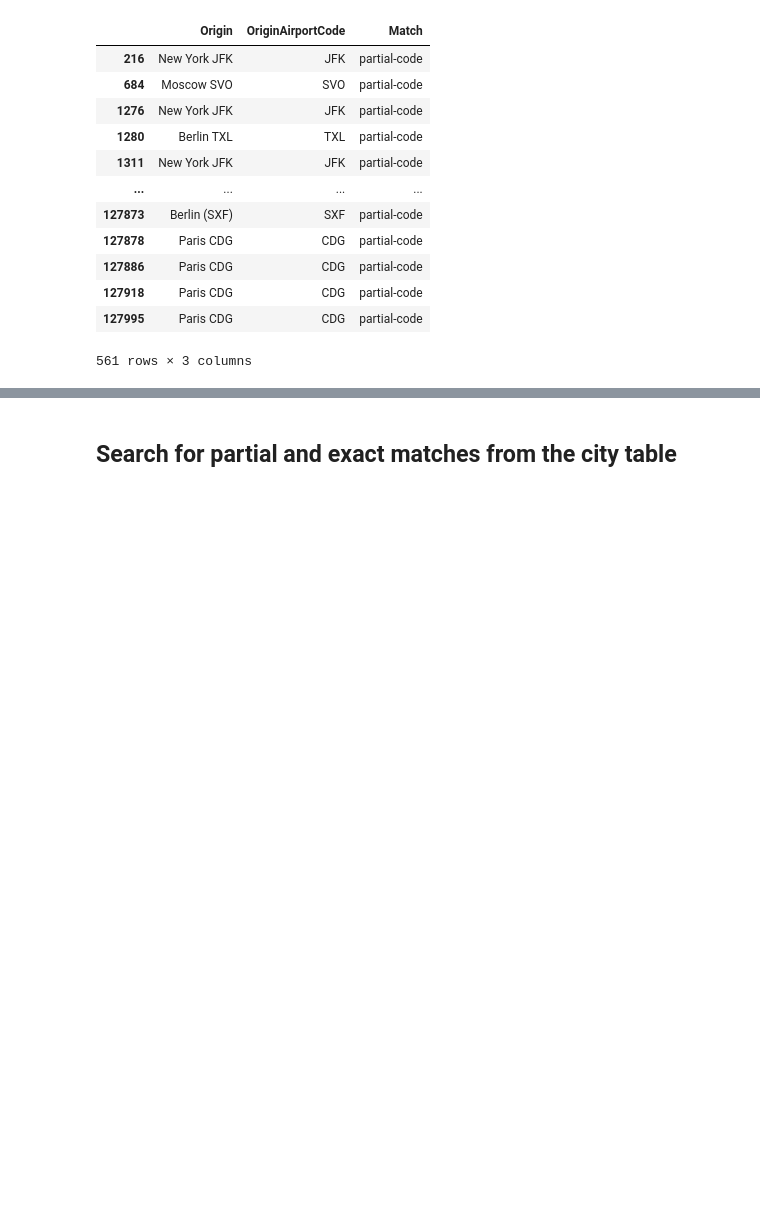
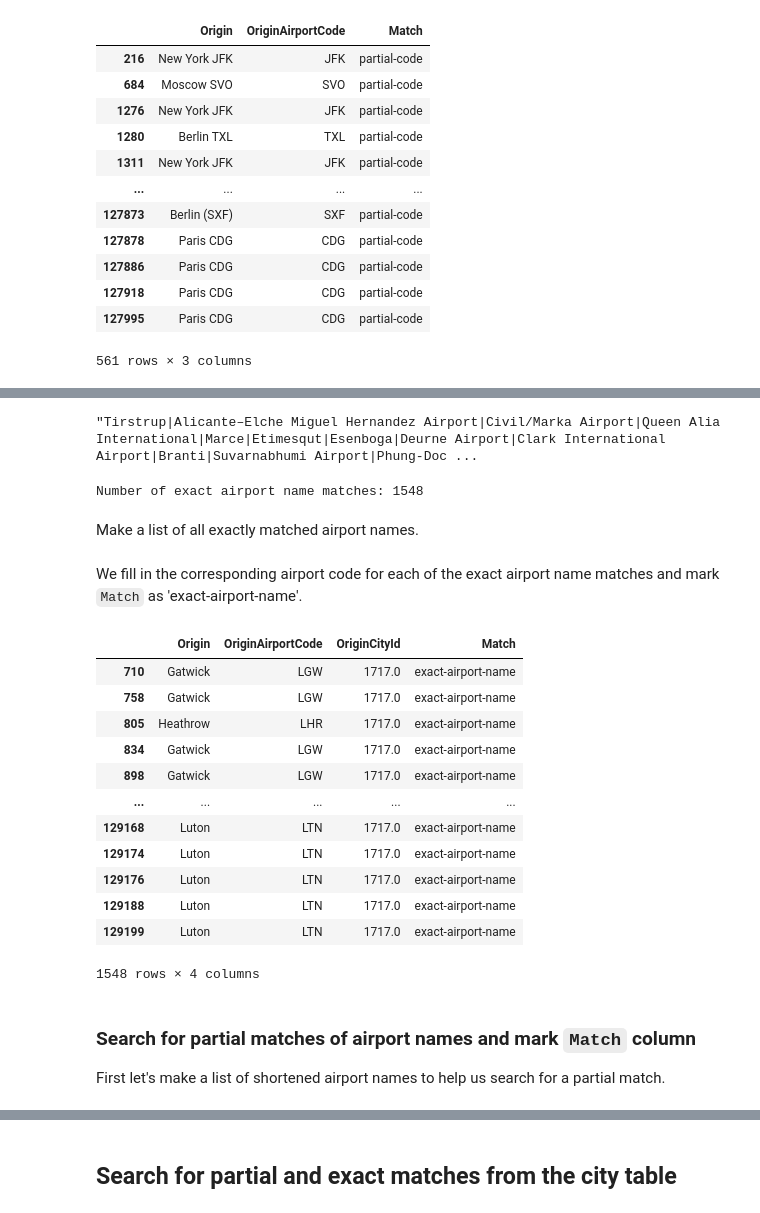
Before and after one commit to paulabondoc/airline-ratings-data-project, a Jupyter notebook: Script1 - Data_cleaning.ipynb, the cells around one changed output, grey strips where cells are left out. Drawn from its saved outputs; the diff is of its cells as text; code cells hidden in the pictures; blank space fills up the shorter version.

Commit message:
Add code to find and mark exact and partial airport name matches

```diff
--- a/Script1 - Data_cleaning.ipynb
+++ b/Script1 - Data_cleaning.ipynb
@@ -1111,0 +1128,44 @@ dataset_with_origin_airport.loc[airport_code_partial_index, ['Origin', 'OriginAi
+# %%
+all_airport_names_regex = "|".join(airports[airports['Name'].notna()]['Name'].drop_duplicates())
+# %% [output]
+"Tirstrup|Alicante–Elche Miguel Hernandez Airport|Civil/Marka Airport|Queen Alia International|Marce|Etimesqut|Esenboga|Deurne Airport|Clark International Airport|Branti|Suvarnabhumi Airport|Phung-Doc ...
+# %%
+airport_name_exact_index = dataset_with_origin_airport[dataset_with_origin_airport['Origin'].str.fullmatch(all_airport_names_regex, case=False)].index
+print("Number of exact airport name matches:", len(airport_name_exact_index))
+# %% [output]
+Number of exact airport name matches: 1548
+# %% [markdown]
+Make a list of all exactly matched airport names.
+# %%
+exact_airport_name_list = dataset_with_origin_airport.loc[airport_name_exact_index, 'Origin'].drop_duplicates().to_list()
+# %% [markdown]
+We fill in the corresponding airport code for each of the exact airport name matches and mark `Match` as 'exact-airport-name'.
+# %%
+for name in exact_airport_name_list:
+    # Index of all entries whose name is an exact match of an airport
+    matching_index = dataset_with_origin_airport.loc[airport_name_exact_index, 'Origin'][dataset_with_origin_airport.loc[airport_name_exact_index, 'Origin'].str.fullmatch(name, case=False)].index
+    code = airports.loc[airports['Name'].str.lower() == name.lower()]['Code'].values[0] # kinda convoluted but... it's how I got it to work
+    city_id = airports.loc[airports['Name'].str.lower() == name.lower()]['city_id'].values[0]
+    dataset_with_origin_airport.loc[matching_index, 'OriginAirportCode'] = code
+    dataset_with_origin_airport.loc[matching_index, 'OriginCityId'] = city_id
+    dataset_with_origin_airport['Match'] = 'exact-airport-name'
+# %%
+dataset_with_origin_airport.loc[airport_name_exact_index, ['Origin', 'OriginAirportCode', 'OriginCityId', 'Match']]
+# %% [output]
+|  | Origin | OriginAirportCode | OriginCityId | Match |
+| 710 | Gatwick | LGW | 1717.0 | exact-airport-name |
+| 758 | Gatwick | LGW | 1717.0 | exact-airport-name |
+| 805 | Heathrow | LHR | 1717.0 | exact-airport-name |
+| 834 | Gatwick | LGW | 1717.0 | exact-airport-name |
+| 898 | Gatwick | LGW | 1717.0 | exact-airport-name |
+| ... | ... | ... | ... | ... |
+| 129168 | Luton | LTN | 1717.0 | exact-airport-name |
+| 129174 | Luton | LTN | 1717.0 | exact-airport-name |
+| 129176 | Luton | LTN | 1717.0 | exact-airport-name |
+| 129188 | Luton | LTN | 1717.0 | exact-airport-name |
+| 129199 | Luton | LTN | 1717.0 | exact-airport-name |
+1548 rows × 4 columns
+# %% [markdown]
+### Search for partial matches of airport names and mark `Match` column
+
+First let's make a list of shortened airport names to help us search for a partial match.
```
Also changed, not shown: parts of 13 cells of this notebook.
